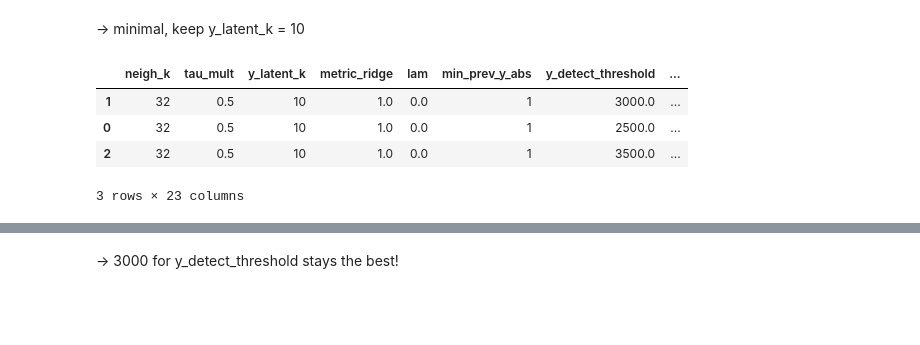
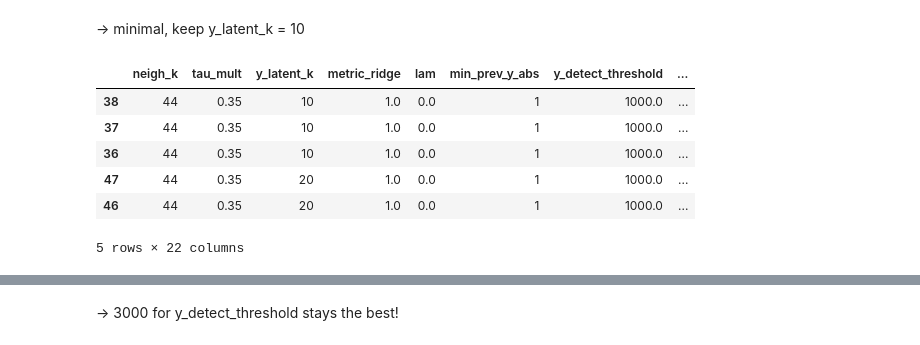
Before and after one commit to anninameyer/Intelligrate, a Jupyter notebook: docs/notebooks/02_extrapolate_train_evaluate_full_fit_predict.ipynb, the cells around one changed output, grey strips where cells are left out. Saved outputs shown, nothing was run; the diff lists cells and outputs as text; code cells hidden in the pictures; blank space fills up the shorter version.

```diff
--- a/docs/notebooks/02_extrapolate_train_evaluate_full_fit_predict.ipynb
+++ b/docs/notebooks/02_extrapolate_train_evaluate_full_fit_predict.ipynb
@@ -98,7 +120,7 @@ cv_cfg = {
 # ---- X embedding (k-mer -> low-dim) ----
 embed_cfg = {
     # min_prev_x_abs: drop k-mers present in fewer samples than this
-    'min_prev_x_abs': 14,
+    'min_prev_x_abs': 30,
     # pseudocount_x: added before CLR
     'pseudocount_x': 0.5,
     # n_components: SVD dimensions for the k-mer embedding (X space)
@@ -110,7 +132,7 @@ model_cfg = {
     # min_prev_y_abs: drop KOs seen in fewer samples than this
     'min_prev_y_abs': 1,
     # y_detect_threshold: detection threshold in TSS space
-    'y_detect_threshold': 3000.0,
+    'y_detect_threshold': 1000.0,
     # pseudocount_y: added before CLR
     'pseudocount_y': 0.5 / 1e6,
 
@@ -345,7 +351,7 @@ print('Saved embedding to:', embed_path)
 
 # Define a small fixed-parameter sweep (uses the same X_full/X/Y/ko_to_superclass as above)
 cfg["fixed_param_sweep"] = {
-    "neigh_k": [20, 24, 28],
+    "neigh_k": [24, 28, 32],
     "tau_mult": [0.5, 1.0],
     "y_latent_k": [10, 20],
     "metric_ridge": [1.0, 2.5],
@@ -394,9 +400,9 @@ sweep_df.sort_values('dm_union', ascending=False).head()
 # %%
 # Define a small fixed-parameter sweep (uses the same X_full/X/Y/ko_to_superclass as above), round 2:
 cfg["fixed_param_sweep"] = {
-    "neigh_k": [24, 26, 28, 30, 32],
-    "tau_mult": [0.35, 0.5, 0.65, 0.8],
-    "y_latent_k": [10],
+    "neigh_k": [32, 34, 36, 38, 40],
+    "tau_mult": [0.25, 0.35, 0.5, 0.65, 0.8],
+    "y_latent_k": [20],
     "metric_ridge": [1.0],
 }
 
@@ -427,8 +443,8 @@ sweep_df2.head()
 # %%
 # Define a small fixed-parameter sweep (uses the same X_full/X/Y/ko_to_superclass as above), round 3: keep best ones, sweep y_latent_k
 cfg["fixed_param_sweep"] = {
-    "neigh_k": [32],
-    "tau_mult": [0.5],
+    "neigh_k": [38, 40, 42, 44],
+    "tau_mult": [0.35],
     "y_latent_k": [0, 10, 20, 30],
     "metric_ridge": [1.0],
 }
@@ -461,32 +488,35 @@ sweep_df3.head()
 # %%
 # Define a small fixed-parameter sweep (uses the same X_full/X/Y/ko_to_superclass as above), round 4: keep best one, sweep y_detect_threshold
 cfg["fixed_param_sweep"] = {
-    "neigh_k": [32],
-    "tau_mult": [0.5],
-    "y_latent_k": [10],
+    "neigh_k": [40, 42, 44],
+    "tau_mult": [0.35],
+    "y_latent_k": [10, 20],
     "metric_ridge": [1.0],
-    "y_detect_threshold": [2500.0, 3000.0, 3500.0],
+    "y_detect_threshold": [1000.0, 1500.0, 2500.0],
+    "metric_max_pairs": [3000, 5000, 7000],
 }
 
 sweep_out4 = results_dir / "fixed_param_sweep4.tsv"
 sweep_df4 = run_fixed_param_sweep_explicit(
     X_full=X_full,
     X=X,
     Y=Y,
     ko_to_superclass=ko_to_superclass,
     out_path=sweep_out,
     cv_cfg=cv_cfg,
     embed_cfg=embed_cfg,
     model_cfg=model_cfg,
     prf_cfg=prf_cfg,
     metrics_cfg=metrics_cfg,
     sweep_cfg=cfg["fixed_param_sweep"],
     embed=embed,
 )
 sweep_df4.head()
 # %% [output]
 |  | neigh_k | tau_mult | y_latent_k | metric_ridge | lam | min_prev_y_abs | y_detect_threshold | ... |
-| 1 | 32 | 0.5 | 10 | 1.0 | 0.0 | 1 | 3000.0 | ... |
-| 0 | 32 | 0.5 | 10 | 1.0 | 0.0 | 1 | 2500.0 | ... |
-| 2 | 32 | 0.5 | 10 | 1.0 | 0.0 | 1 | 3500.0 | ... |
+| 38 | 44 | 0.35 | 10 | 1.0 | 0.0 | 1 | 1000.0 | ... |
+| 37 | 44 | 0.35 | 10 | 1.0 | 0.0 | 1 | 1000.0 | ... |
+| 36 | 44 | 0.35 | 10 | 1.0 | 0.0 | 1 | 1000.0 | ... |
+| 47 | 44 | 0.35 | 20 | 1.0 | 0.0 | 1 | 1000.0 | ... |
+| 46 | 44 | 0.35 | 20 | 1.0 | 0.0 | 1 | 1000.0 | ... |
-3 rows × 23 columns
+5 rows × 22 columns
```
Also changed, not shown: parts of 38 cells of this notebook, 6 other files.
